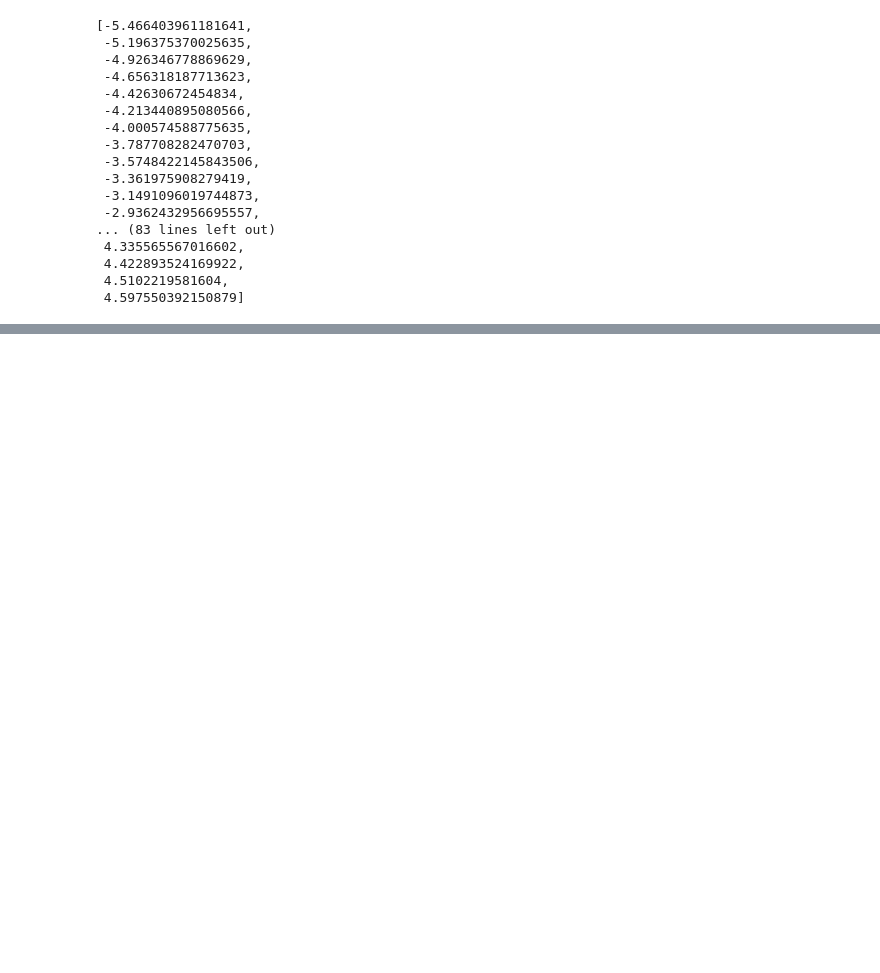
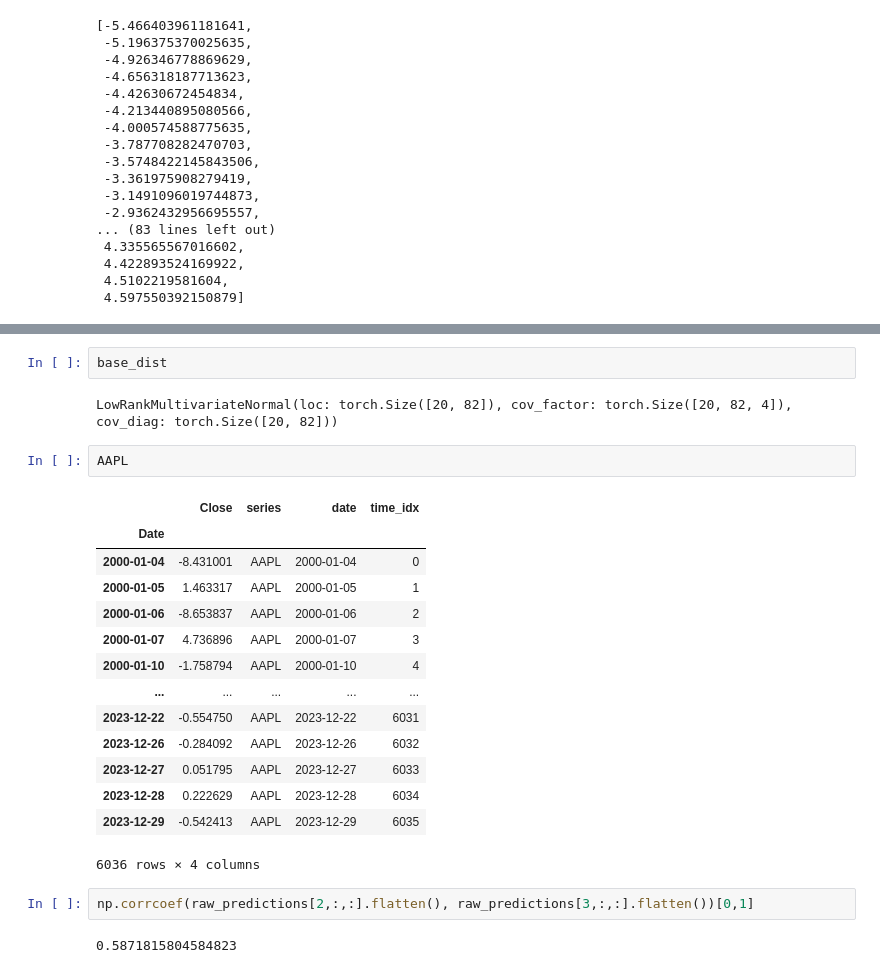
Before and after one commit to MangoDataIO/tofina, a Jupyter notebook: notebooks/distributions.ipynb, the cells around one changed output, grey strips where cells are left out. Cells and saved outputs as stored; diff of their text form; blank space fills up the shorter version.

```diff
--- a/notebooks/distributions.ipynb
+++ b/notebooks/distributions.ipynb
@@ -681,0 +892,25 @@ option_data
+# %%
+base_dist
+# %% [output]
+LowRankMultivariateNormal(loc: torch.Size([20, 82]), cov_factor: torch.Size([20, 82, 4]), cov_diag: torch.Size([20, 82]))
+# %%
+AAPL
+# %% [output]
+|  | Close | series | date | time_idx |
+| Date |  |  |  |  |
+| 2000-01-04 | -8.431001 | AAPL | 2000-01-04 | 0 |
+| 2000-01-05 | 1.463317 | AAPL | 2000-01-05 | 1 |
+| 2000-01-06 | -8.653837 | AAPL | 2000-01-06 | 2 |
+| 2000-01-07 | 4.736896 | AAPL | 2000-01-07 | 3 |
+| 2000-01-10 | -1.758794 | AAPL | 2000-01-10 | 4 |
+| ... | ... | ... | ... | ... |
+| 2023-12-22 | -0.554750 | AAPL | 2023-12-22 | 6031 |
+| 2023-12-26 | -0.284092 | AAPL | 2023-12-26 | 6032 |
+| 2023-12-27 | 0.051795 | AAPL | 2023-12-27 | 6033 |
+| 2023-12-28 | 0.222629 | AAPL | 2023-12-28 | 6034 |
+| 2023-12-29 | -0.542413 | AAPL | 2023-12-29 | 6035 |
+6036 rows × 4 columns
+# %%
+np.corrcoef(raw_predictions[2,:,:].flatten(), raw_predictions[3,:,:].flatten())[0,1]
+# %% [output]
+0.5871815804584823
```
Also changed, not shown: parts of 22 cells of this notebook, 16 other files.
